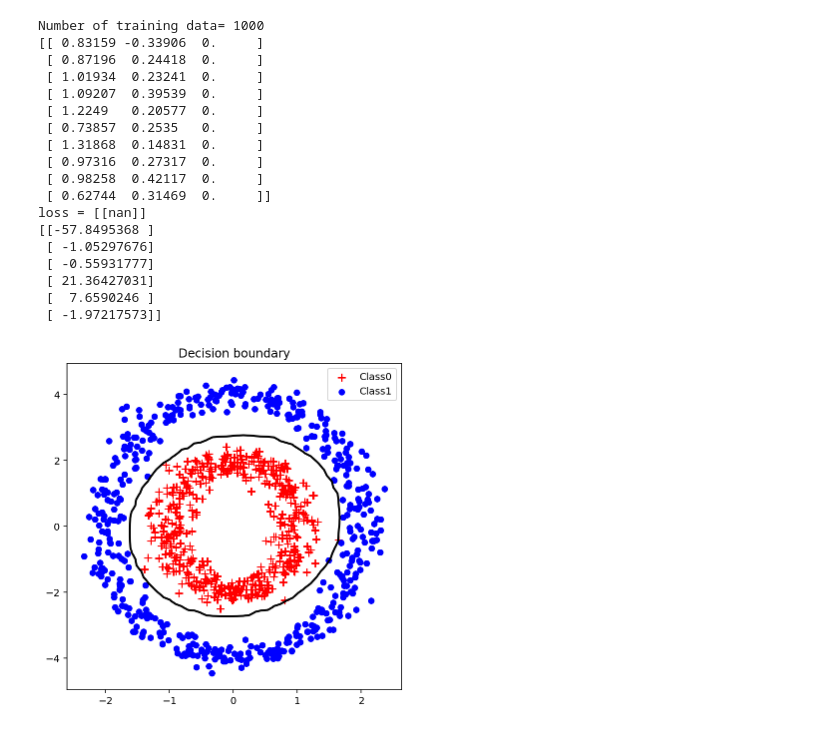
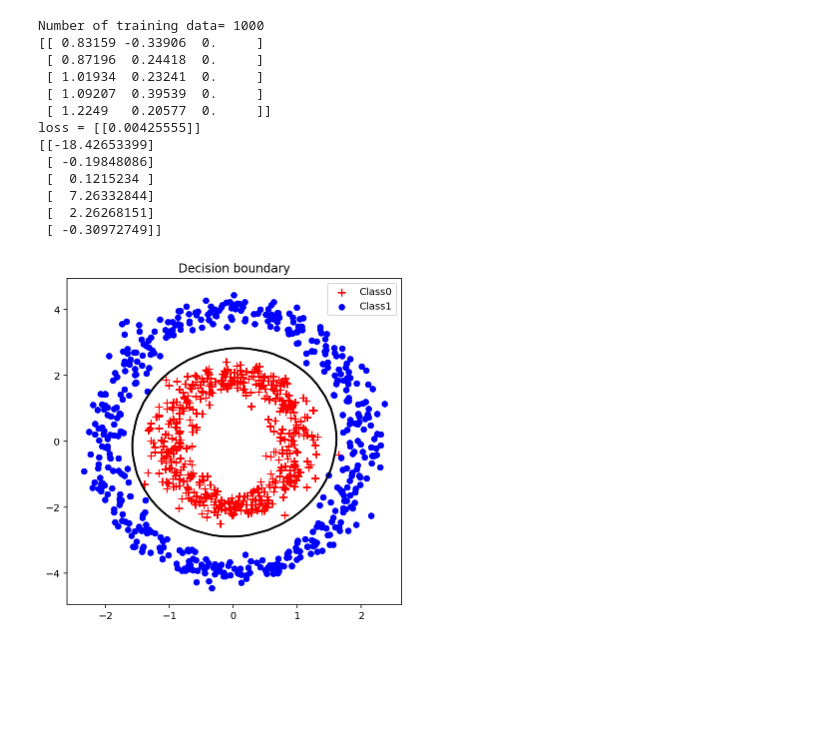
Before and after one commit to xqxqc/CE9010_2018, a Jupyter notebook: tutorials/Untitled.ipynb, the cells around one changed output. Saved outputs shown, nothing was run; the diff lists cells and outputs as text; code cells hidden in the pictures; blank space fills up the shorter version.

```diff
--- a/tutorials/Untitled.ipynb
+++ b/tutorials/Untitled.ipynb
@@ -11,7 +11,13 @@ from sklearn.linear_model import LogisticRegression
 data = np.loadtxt('data/data.txt', delimiter=',')
 n = data.shape[0]
 print('Number of training data=',n)
-print(data[:10,:])
+print(data[:5,:])
+
+x1 = data[:,0] # feature 1
+x2 = data[:,1] # feature 2
+idx_class0 = (data[:,2]==0) # index of class0
+idx_class1 = (data[:,2]==1) # index of class1
+
 X = np.ones([n,6])
 X[:,1:3] = data[:,0:2]
 X[:,3] = data[:,0]**2
@@ -36,7 +42,7 @@ def grad_loss(y_pred,y,X):
     grad = 2/n* X.T.dot(y_pred-y)
     return grad
 
-logreg_sklearn = LogisticRegression(C=1e6)
+logreg_sklearn = LogisticRegression(C=1e2)
 logreg_sklearn.fit(X[:,1:6], data[:,2])
 
 w_sklearn = np.zeros([6,1])
@@ -44,44 +50,39 @@ w_sklearn[0,0] = logreg_sklearn.intercept_
 w_sklearn[1:6,0] = logreg_sklearn.coef_
 loss_sklearn = loss_logreg(f_pred(X,w_sklearn),data[:,2][:,None])
 print('loss =',loss_sklearn)
 print(w_sklearn)
 
 x1_min, x1_max = X[:,1].min(), X[:,1].max() # min and max of grade 1
 x2_min, x2_max = X[:,2].min(), X[:,2].max() # min and max of grade 2
 xx1, xx2 = np.meshgrid(np.linspace(x1_min, x1_max), np.linspace(x2_min, x2_max)) # create meshgrid
 X2 = np.ones([np.prod(xx1.shape),6])
 X2[:,1] = xx1.reshape(-1)
 X2[:,2] = xx2.reshape(-1)
 X2[:,3] = xx1.reshape(-1)**2
 X2[:,4] = xx2.reshape(-1)**2
 X2[:,5] = xx1.reshape(-1)*xx2.reshape(-1)
 p = f_pred(X2,w_sklearn)
 p = p.reshape(xx1.shape)
 
 plt.figure(4,figsize=(6,6))
 plt.scatter(x1[idx_class0], x2[idx_class0], s=60, c='r', marker='+', label='Class0')
 plt.scatter(x1[idx_class1], x2[idx_class1], s=30, c='b', marker='o', label='Class1')
 plt.contour(xx1, xx2, p, [0.5], linewidths=2, colors='k')
 plt.legend()
 plt.title('Decision boundary')
 plt.show()
 # %% [output]
 Number of training data= 1000
 [[ 0.83159 -0.33906  0.     ]
  [ 0.87196  0.24418  0.     ]
  [ 1.01934  0.23241  0.     ]
  [ 1.09207  0.39539  0.     ]
- [ 1.2249   0.20577  0.     ]
- [ 0.73857  0.2535   0.     ]
- [ 1.31868  0.14831  0.     ]
- [ 0.97316  0.27317  0.     ]
- [ 0.98258  0.42117  0.     ]
- [ 0.62744  0.31469  0.     ]]
-loss = [[nan]]
-[[-57.8495368 ]
- [ -1.05297676]
- [ -0.55931777]
- [ 21.36427031]
- [  7.6590246 ]
- [ -1.97217573]]
+ [ 1.2249   0.20577  0.     ]]
+loss = [[0.00425555]]
+[[-18.42653399]
+ [ -0.19848086]
+ [  0.1215234 ]
+ [  7.26332844]
+ [  2.26268151]
+ [ -0.30972749]]
-[figure, old version]
+[figure, new version]
```
